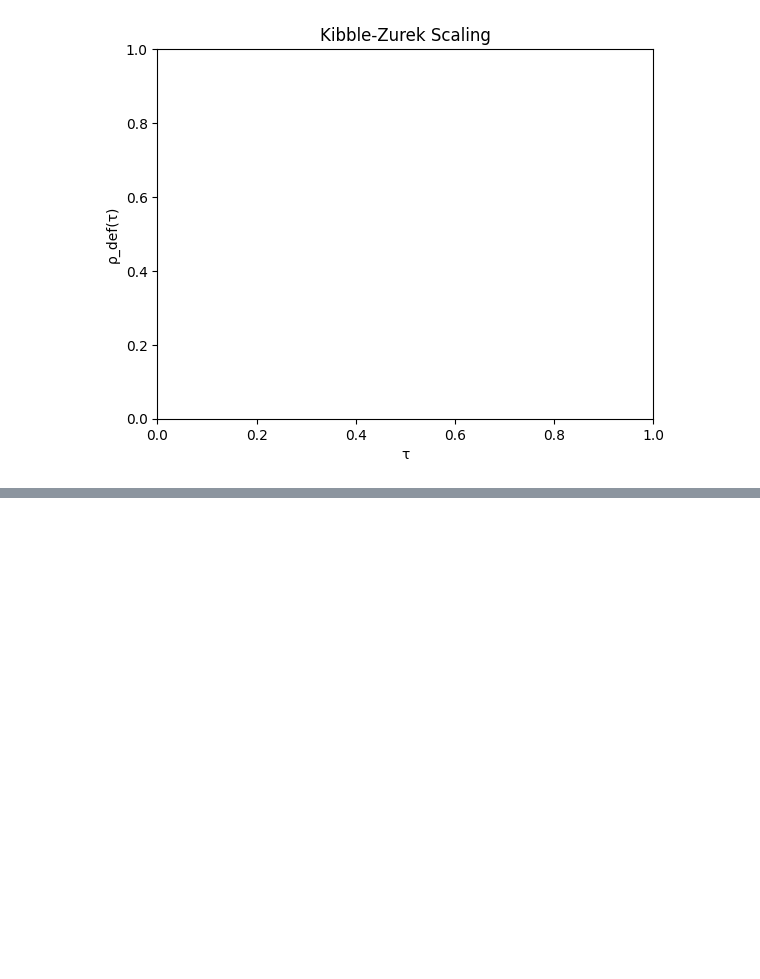
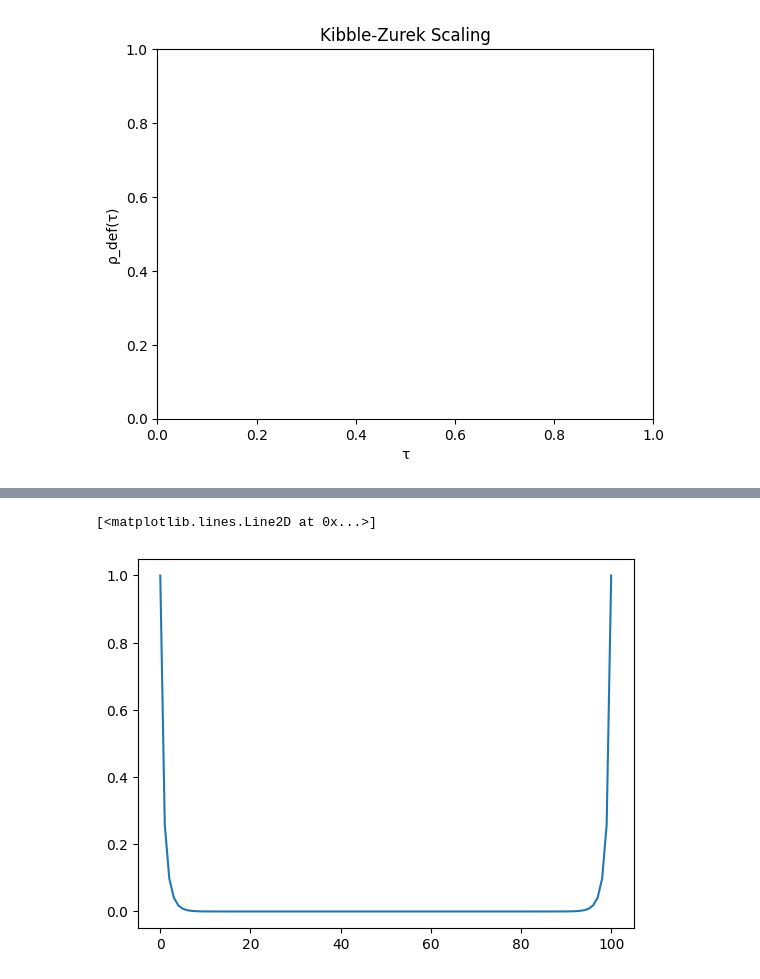
Before and after one commit to KristianMunnikhuis/subsystem_loschmidt_echo, a Jupyter notebook: scripts/mutual_info/exact_diag/SingleParticleSector.ipynb, the cells around one changed output, grey strips where cells are left out. Cells and saved outputs as stored; diff of their text form; code cells hidden in the pictures; blank space fills up the shorter version.

```diff
--- a/scripts/mutual_info/exact_diag/SingleParticleSector.ipynb
+++ b/scripts/mutual_info/exact_diag/SingleParticleSector.ipynb
@@ -746,0 +886,9 @@ array([0.4472136 , 0.31622777, 0.2236068 , 0.15811388, 0.1118034 ,
+# %%
+
+g = G(h,L,J,"ABC")
+Gt = g[:L,:L]
+Ft = g[L:,:L]
+plt.plot([sigma_xx(i,g,L) for i in range(L+1)])
+# %% [output]
+[<matplotlib.lines.Line2D at 0x...>]
+[figure, added]
```
Also changed, not shown: parts of 22 cells of this notebook.
